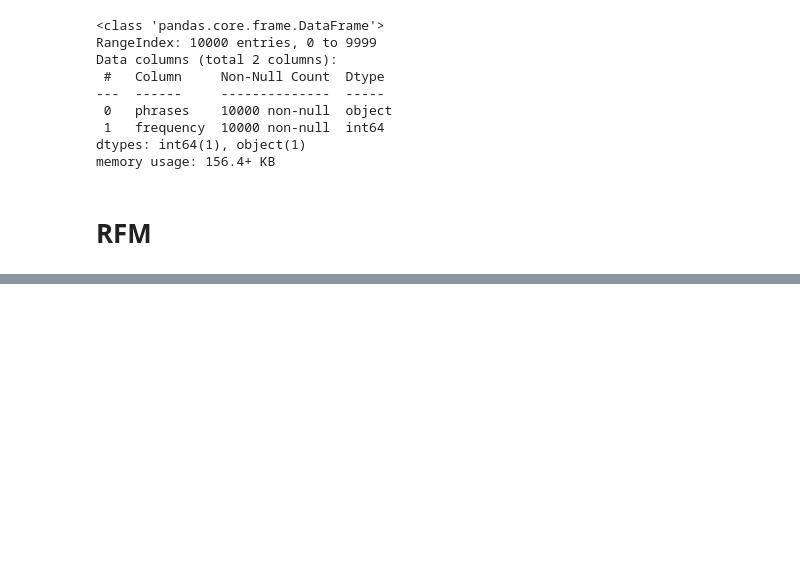
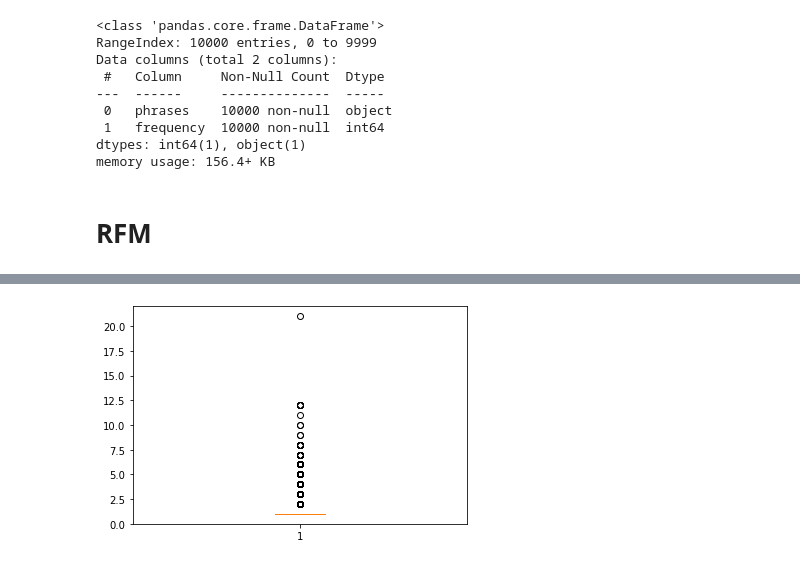
Before and after one commit to aleksmukhin/olist-orders, a Jupyter notebook: olist-orders.ipynb, the cells around one changed output, grey strips where cells are left out. Drawn from its saved outputs; the diff is of its cells as text; code cells hidden in the pictures; blank space fills up the shorter version.

```diff
--- a/olist-orders.ipynb
+++ b/olist-orders.ipynb
@@ -880,0 +1046,9 @@ plt.show()
+# %%
+# outlier treatment for Frequency
+plt.boxplot(RFM_process.Frequency)
+Q1 = RFM_process.Frequency.quantile(0.25)
+Q3 = RFM_process.Frequency.quantile(0.75)
+IQR = Q3 - Q1
+RFM_process = RFM_process[(RFM_process.Frequency >= (Q1 - 1.5*IQR)) & (RFM_process.Frequency <= (Q3 + 1.5*IQR))]
+# %% [output]
+[figure, added]
```
Also changed, not shown: parts of 46 cells of this notebook, 7 other files.
